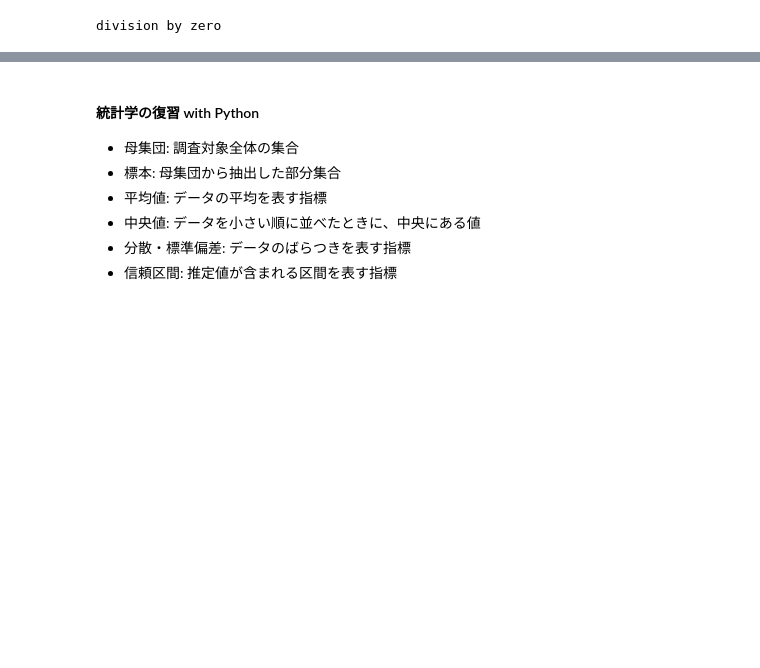
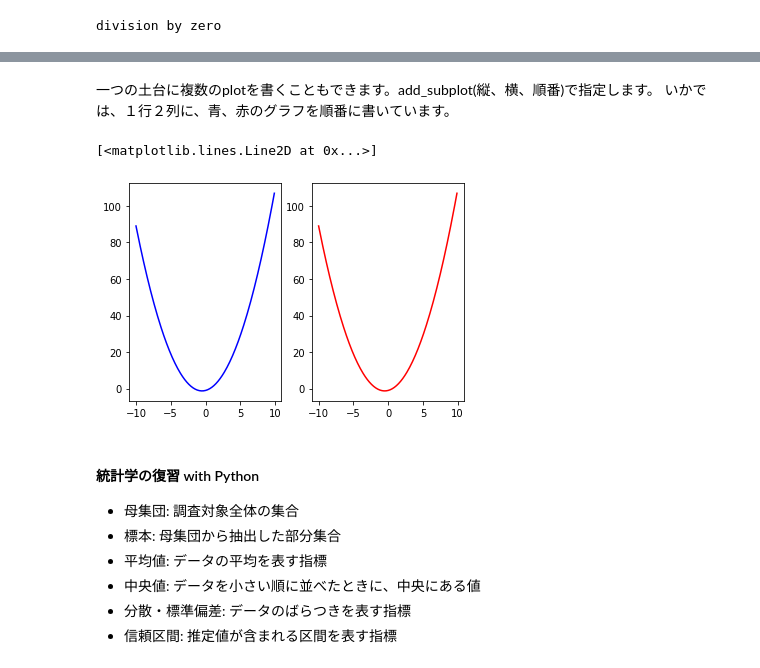
Before and after one commit to miwamasa/DataScience2023, a Jupyter notebook: notebooks/lecture2.ipynb, the cells around one changed output, grey strips where cells are left out. Saved outputs shown, nothing was run; the diff lists cells and outputs as text; code cells hidden in the pictures; blank space fills up the shorter version.

```diff
--- a/notebooks/lecture2.ipynb
+++ b/notebooks/lecture2.ipynb
@@ -630,3 +667,15 @@ division by zero
+# %% [markdown]
+一つの土台に複数のplotを書くこともできます。add_subplot(縦、横、順番)で指定します。
+いかでは、１行２列に、青、赤のグラフを順番に書いています。
+# %%
+fig = plt.figure()
+ax1 = fig.add_subplot(1,2,1)
+ax1.plot(x, y, c='blue')
+ax2 = fig.add_subplot(1,2,2)
+ax2.plot(x, y, c='red')
+# %% [output]
+[<matplotlib.lines.Line2D at 0x...>]
+[figure, added]
 # %% [markdown]
 #### 統計学の復習 with Python
 
```
Also changed, not shown: parts of 4 cells of this notebook.
